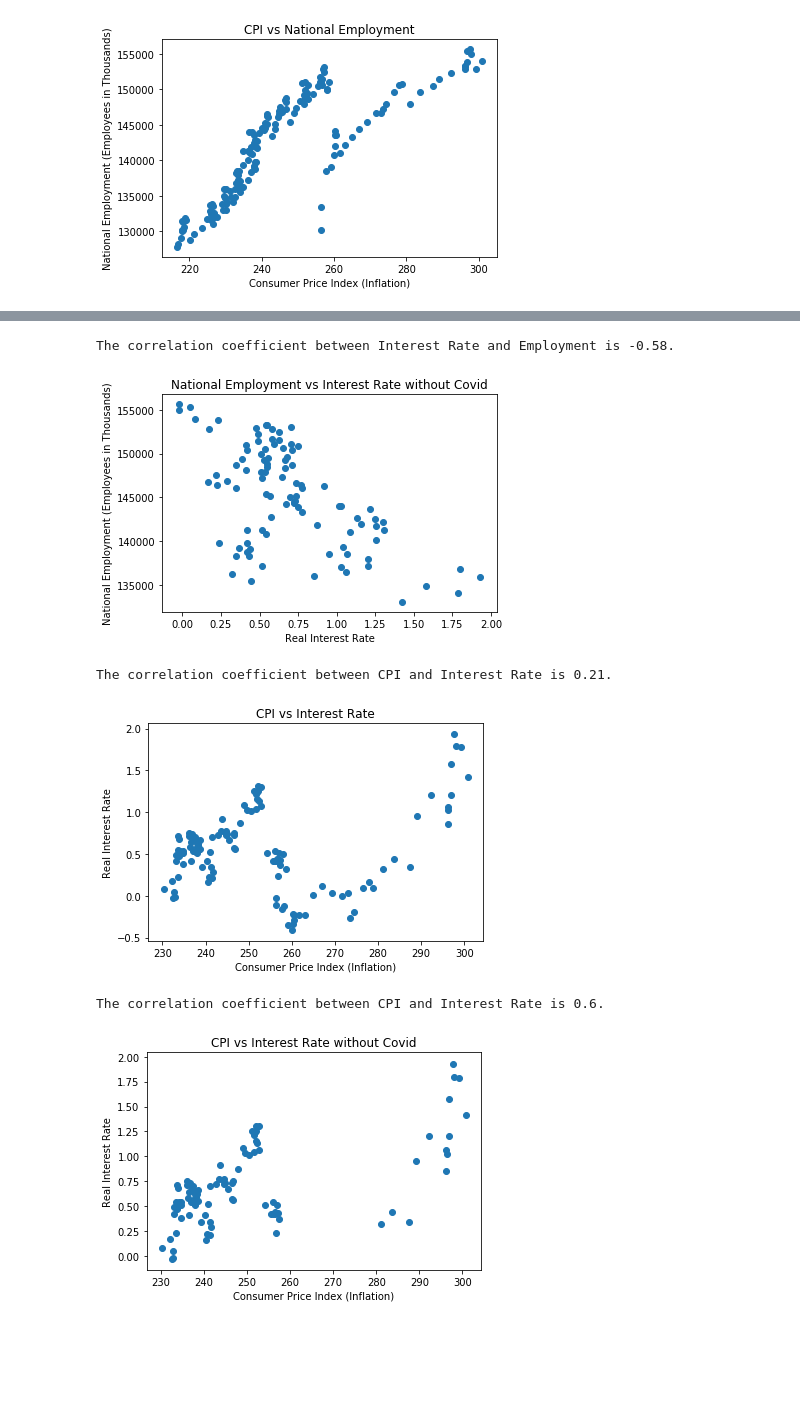
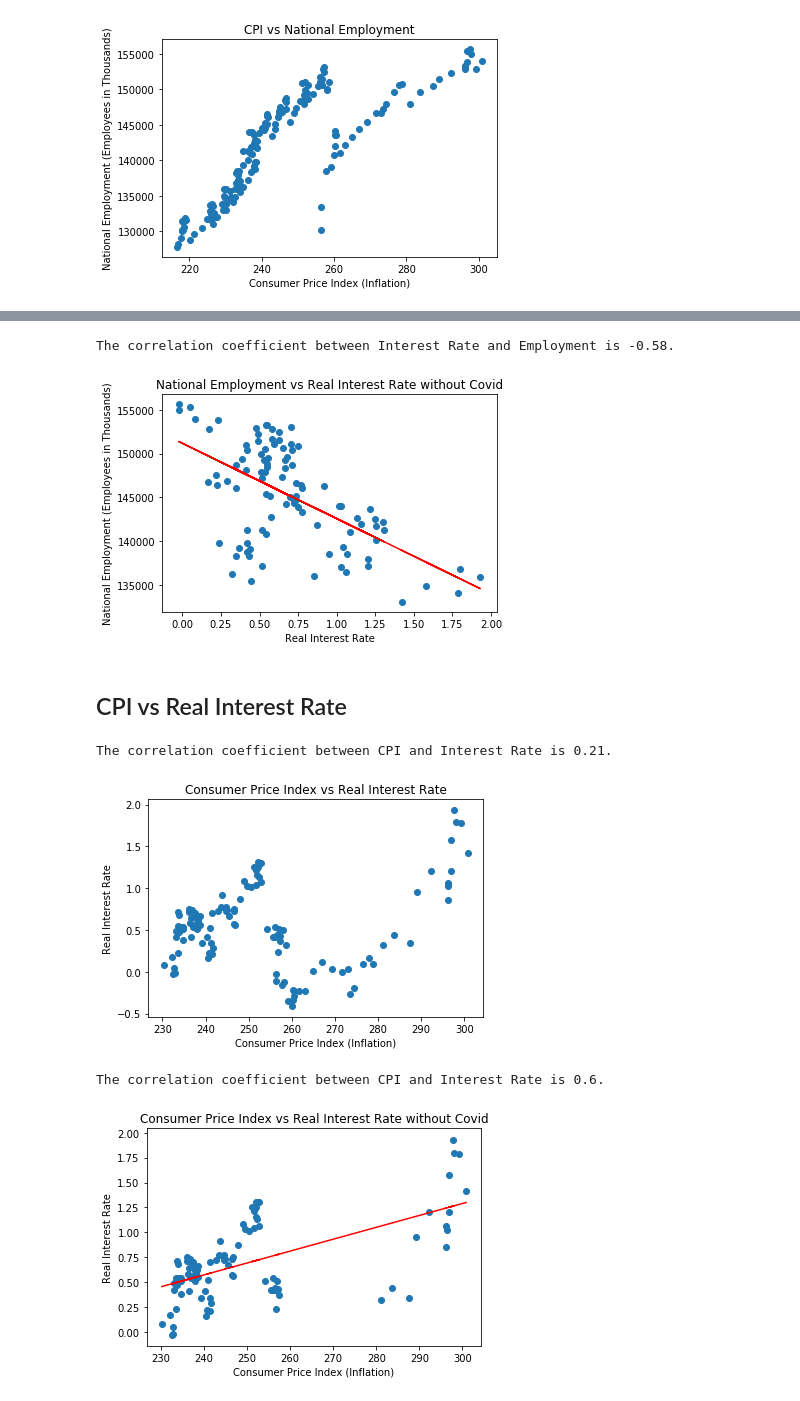
Before and after one commit to aumekubo2/SHAAL, a Jupyter notebook: Data_Analysis/Multi_Extract_Analysis_Attempt_1.ipynb, the cells around one changed output, grey strips where cells are left out. Cells and saved outputs as stored; diff of their text form; code cells hidden in the pictures; blank space fills up the shorter version.

```diff
--- a/Data_Analysis/Multi_Extract_Analysis_Attempt_1.ipynb
+++ b/Data_Analysis/Multi_Extract_Analysis_Attempt_1.ipynb
@@ -286,24 +263,30 @@ nat_employment_cropped = nat_employment_cropped.drop(nat_employment_cropped[nat_
 nat_employment_cropped_covid = nat_employment_cropped.drop(nat_employment_cropped[nat_employment_cropped["year"] == 2020].index)
 nat_employment_cropped_covid = nat_employment_cropped_covid.drop(nat_employment_cropped_covid[nat_employment_cropped_covid["year"] == 2021].index)
 
+interest_rate_cropped_value = interest_rate_reversed["REAINTRATREARAT10Y"]
+nat_employment_covid_value = nat_employment_cropped_covid["value"]
 
-nat_employment_covid_value = nat_employment_cropped_covid["value"]
-interest_rate_cropped_value = interest_rate_reversed["REAINTRATREARAT10Y"]
+(slope, intercept, rvalue, pvalue, stderr) = st.linregress(interest_rate_cropped_value, nat_employment_covid_value)
+regress_values = slope * interest_rate_cropped_value + intercept
+
 plt.scatter(interest_rate_cropped_value, nat_employment_covid_value)
 plt.ylabel("National Employment (Employees in Thousands)")
 plt.xlabel("Real Interest Rate")
-plt.title("National Employment vs Interest Rate without Covid")
+plt.title("National Employment vs Real Interest Rate without Covid")
+plt.plot(interest_rate_cropped_value, regress_values, "r-")
 
-plt.savefig("../Graphs/Interest_Rate_Employment_noCovid.png")
+plt.savefig("../Graphs/Interest_Rate_Employment_noCovid_correlation.png")
 
 #Correlation Coefficient
 cc_ir_em_covid = round(st.pearsonr(nat_employment_covid_value, interest_rate_cropped_value)[0],2)
 print(f"The correlation coefficient between Interest Rate and Employment is {cc_ir_em_covid}.")
 # %% [output]
 The correlation coefficient between Interest Rate and Employment is -0.58.
-[figure, old version]
+[figure, new version]
+# %% [markdown]
+## CPI vs Real Interest Rate
 # %%
-# Plot CPI vs. Interest Rate
+# Plot CPI vs. Real Interest Rate
 
 # Crop CPI to make dataset same length
 cpi_cropped = cpi.drop(cpi[cpi["year"] == 2010].index)
@@ -319,7 +302,7 @@ interest_value = interest_rate_reversed["REAINTRATREARAT10Y"]
 plt.scatter(cpi_value, interest_value)
 plt.xlabel("Consumer Price Index (Inflation)")
 plt.ylabel("Real Interest Rate")
-plt.title("CPI vs Interest Rate")
+plt.title("Consumer Price Index vs Real Interest Rate")
 
 plt.savefig("../Graphs/CPI_InterestRate.png")
 
@@ -328,7 +311,7 @@ cc_cpi_ir = round(st.pearsonr(cpi_value, interest_value)[0],2)
 print(f"The correlation coefficient between CPI and Interest Rate is {cc_cpi_ir}.")
 # %% [output]
 The correlation coefficient between CPI and Interest Rate is 0.21.
-[figure, old version]
+[figure, new version]
 # %%
 # Plot CPI vs. Interest Rate without 2020 and 2021
 
@@ -352,33 +335,39 @@ interest_rate_reversed = interest_rate_reversed.drop(interest_rate_reversed[inte
 interest_rate_reversed = interest_rate_reversed.drop(interest_rate_reversed[interest_rate_reversed["observation_date"] == "Aug-20"].index)
 interest_rate_reversed = interest_rate_reversed.drop(interest_rate_reversed[interest_rate_reversed["observation_date"] == "Sep-20"].index)
 interest_rate_reversed = interest_rate_reversed.drop(interest_rate_reversed[interest_rate_reversed["observation_date"] == "Oct-20"].index)
 interest_rate_reversed = interest_rate_reversed.drop(interest_rate_reversed[interest_rate_reversed["observation_date"] == "Nov-20"].index)
 interest_rate_reversed = interest_rate_reversed.drop(interest_rate_reversed[interest_rate_reversed["observation_date"] == "Dec-20"].index)
 interest_rate_reversed = interest_rate_reversed.drop(interest_rate_reversed[interest_rate_reversed["observation_date"] == "Jan-21"].index)
 interest_rate_reversed = interest_rate_reversed.drop(interest_rate_reversed[interest_rate_reversed["observation_date"] == "Feb-21"].index)
 interest_rate_reversed = interest_rate_reversed.drop(interest_rate_reversed[interest_rate_reversed["observation_date"] == "Mar-21"].index)
 interest_rate_reversed = interest_rate_reversed.drop(interest_rate_reversed[interest_rate_reversed["observation_date"] == "Apr-21"].index)
 interest_rate_reversed = interest_rate_reversed.drop(interest_rate_reversed[interest_rate_reversed["observation_date"] == "May-21"].index)
 interest_rate_reversed = interest_rate_reversed.drop(interest_rate_reversed[interest_rate_reversed["observation_date"] == "Jun-21"].index)
 interest_rate_reversed = interest_rate_reversed.drop(interest_rate_reversed[interest_rate_reversed["observation_date"] == "Jul-21"].index)
 interest_rate_reversed = interest_rate_reversed.drop(interest_rate_reversed[interest_rate_reversed["observation_date"] == "Aug-21"].index)
 interest_rate_reversed = interest_rate_reversed.drop(interest_rate_reversed[interest_rate_reversed["observation_date"] == "Sep-21"].index)
 interest_rate_reversed = interest_rate_reversed.drop(interest_rate_reversed[interest_rate_reversed["observation_date"] == "Oct-21"].index)
 interest_rate_reversed = interest_rate_reversed.drop(interest_rate_reversed[interest_rate_reversed["observation_date"] == "Nov-21"].index)
 interest_rate_reversed = interest_rate_reversed.drop(interest_rate_reversed[interest_rate_reversed["observation_date"] == "Dec-21"].index)
 
 cpi_value = cpi_cropped["value"]
 interest_value = interest_rate_reversed["REAINTRATREARAT10Y"]
+
+(slope, intercept, rvalue, pvalue, stderr) = st.linregress(cpi_value, interest_value)
+regress_values = slope * cpi_value + intercept
+
 plt.scatter(cpi_value, interest_value)
 plt.xlabel("Consumer Price Index (Inflation)")
 plt.ylabel("Real Interest Rate")
-plt.title("CPI vs Interest Rate without Covid")
+plt.title("Consumer Price Index vs Real Interest Rate without Covid")
+plt.plot(cpi_value, regress_values, "r-")
 
-plt.savefig("../Graphs/CPI_InterestRate_noCovid.png")
+
+plt.savefig("../Graphs/CPI_InterestRate_noCovid_correlation.png")
 
 #Correlation Coefficient
 cc_cpi_ir = round(st.pearsonr(cpi_value, interest_value)[0],2)
 print(f"The correlation coefficient between CPI and Interest Rate is {cc_cpi_ir}.")
 # %% [output]
 The correlation coefficient between CPI and Interest Rate is 0.6.
-[figure, old version]
+[figure, new version]
```
Also changed, not shown: parts of 12 cells of this notebook, 6 other files.
